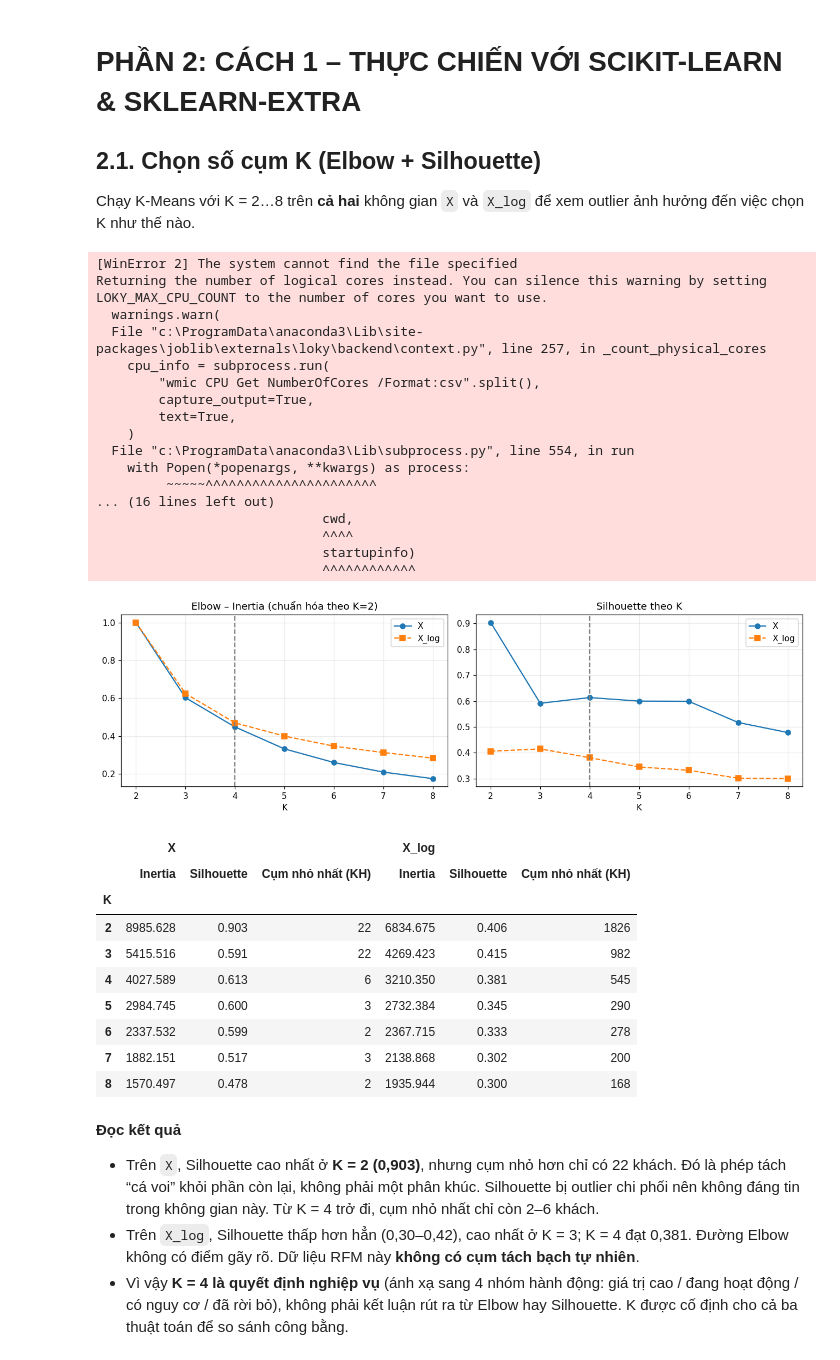
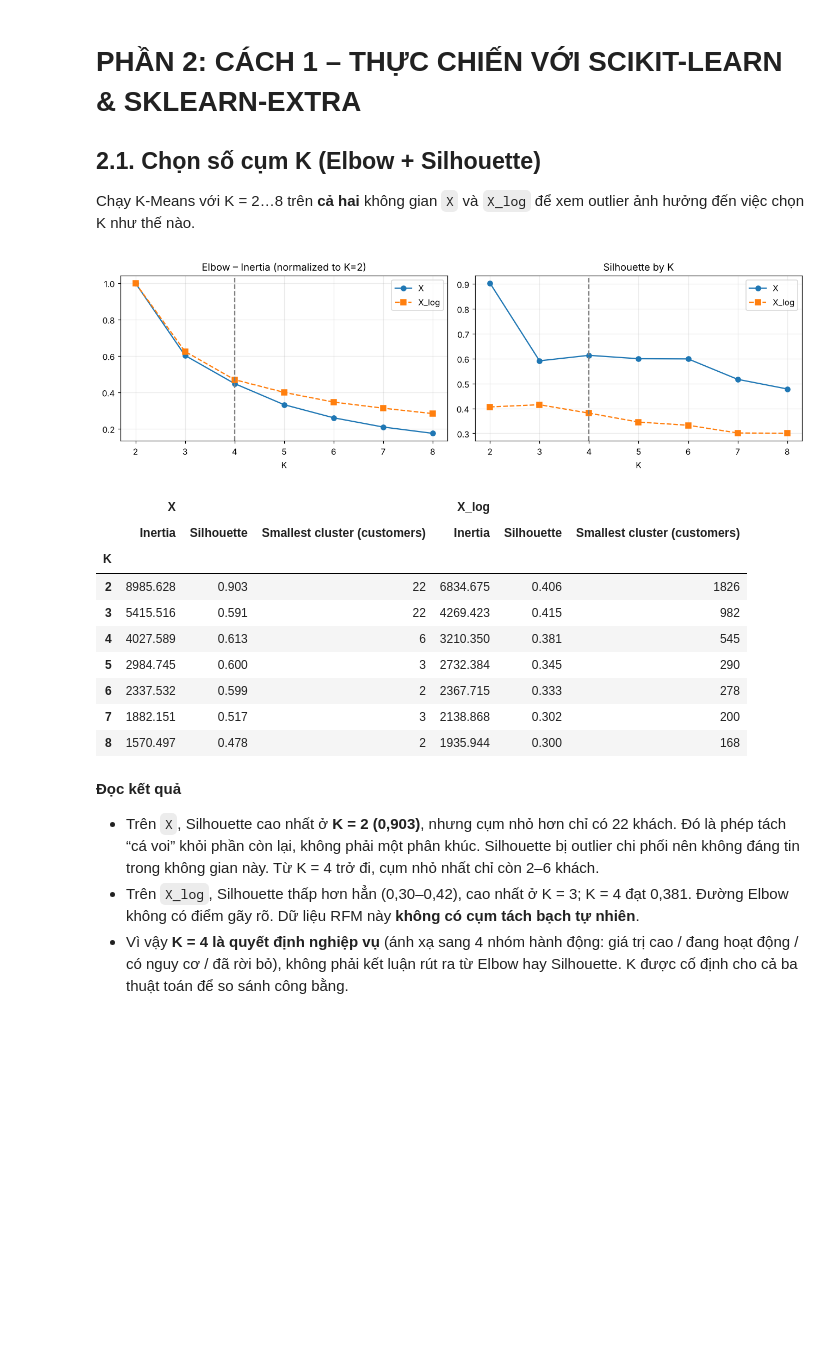
Before and after one commit to nguyenphanhoangnam911-byte/ML-case-study, a Jupyter notebook: case_rfm_clustering/notebooks/RFM_Customer_Clustering.ipynb, the cells around one changed output. Cells and saved outputs as stored; diff of their text form; code cells hidden in the pictures; blank space fills up the shorter version.

```diff
--- a/case_rfm_clustering/notebooks/RFM_Customer_Clustering.ipynb
+++ b/case_rfm_clustering/notebooks/RFM_Customer_Clustering.ipynb
@@ -219,7 +219,7 @@ fig, axs = plt.subplots(1, 3, figsize=(16, 3.8))
 for ax, col, color in zip(axs, FEATURES, ["#4c72b0", "#55a868", "#c44e52"]):
     ax.hist(rfm[col], bins=60, color=color, alpha=0.85)
     ax.set_yscale("log")
-    ax.set_title(f"Phân phối {col} (trục y log)")
+    ax.set_title(f"Distribution of {col} (log y-axis)")
     ax.set_xlabel(col)
 plt.tight_layout()
 plt.show()
@@ -416,48 +416,31 @@ Chạy K-Means với K = 2…8 trên **cả hai** không gian `X` và `X_log` đ
 # %%
 k_range = list(range(2, 9))
 k_scan = {}
 for space, M in (("X", X), ("X_log", X_log)):
     inertias, sils, smallest = [], [], []
     for k in k_range:
         km_k = KMeans(n_clusters=k, n_init=10, random_state=SEED).fit(M)
         inertias.append(km_k.inertia_)
         sils.append(silhouette_score(M, km_k.labels_))
         smallest.append(int(np.bincount(km_k.labels_).min()))
     k_scan[space] = pd.DataFrame({"Inertia": inertias, "Silhouette": sils,
-                                  "Cụm nhỏ nhất (KH)": smallest}, index=pd.Index(k_range, name="K"))
+                                  "Smallest cluster (customers)": smallest}, index=pd.Index(k_range, name="K"))
 
 fig, axs = plt.subplots(1, 2, figsize=(12, 3.8))
 for space, style in (("X", "o-"), ("X_log", "s--")):
     t = k_scan[space]
     axs[0].plot(k_range, t["Inertia"] / t["Inertia"].iloc[0], style, label=space)
     axs[1].plot(k_range, t["Silhouette"], style, label=space)
-axs[0].set_title("Elbow – Inertia (chuẩn hóa theo K=2)")
-axs[1].set_title("Silhouette theo K")
+axs[0].set_title("Elbow – Inertia (normalized to K=2)")
+axs[1].set_title("Silhouette by K")
 for ax in axs:
     ax.axvline(N_CLUSTERS, ls="--", c="gray"); ax.set_xlabel("K"); ax.legend()
 plt.tight_layout(); plt.show()
 display(pd.concat(k_scan, axis=1).round(3))
 # %% [output]
-[WinError 2] The system cannot find the file specified
-Returning the number of logical cores instead. You can silence this warning by setting LOKY_MAX_CPU_COUNT to the number of cores you want to use.
-  warnings.warn(
-  File "c:\ProgramData\anaconda3\Lib\site-packages\joblib\externals\loky\backend\context.py", line 257, in _count_physical_cores
-    cpu_info = subprocess.run(
-        "wmic CPU Get NumberOfCores /Format:csv".split(),
-        capture_output=True,
-        text=True,
-    )
-  File "c:\ProgramData\anaconda3\Lib\subprocess.py", line 554, in run
-    with Popen(*popenargs, **kwargs) as process:
-         ~~~~~^^^^^^^^^^^^^^^^^^^^^^
-... (16 lines left out)
-                             cwd,
-                             ^^^^
-                             startupinfo)
-                             ^^^^^^^^^^^^
-[figure, old version]
+[figure, new version]
 |  | X |  |  | X_log |  |  |
-|  | Inertia | Silhouette | Cụm nhỏ nhất (KH) | Inertia | Silhouette | Cụm nhỏ nhất (KH) |
+|  | Inertia | Silhouette | Smallest cluster (customers) | Inertia | Silhouette | Smallest cluster (customers) |
 | K |  |  |  |  |  |  |
 | 2 | 8985.628 | 0.903 | 22 | 6834.675 | 0.406 | 1826 |
 | 3 | 5415.516 | 0.591 | 22 | 4269.423 | 0.415 | 982 |
```
Also changed, not shown: parts of 12 cells of this notebook, 22 other files.
